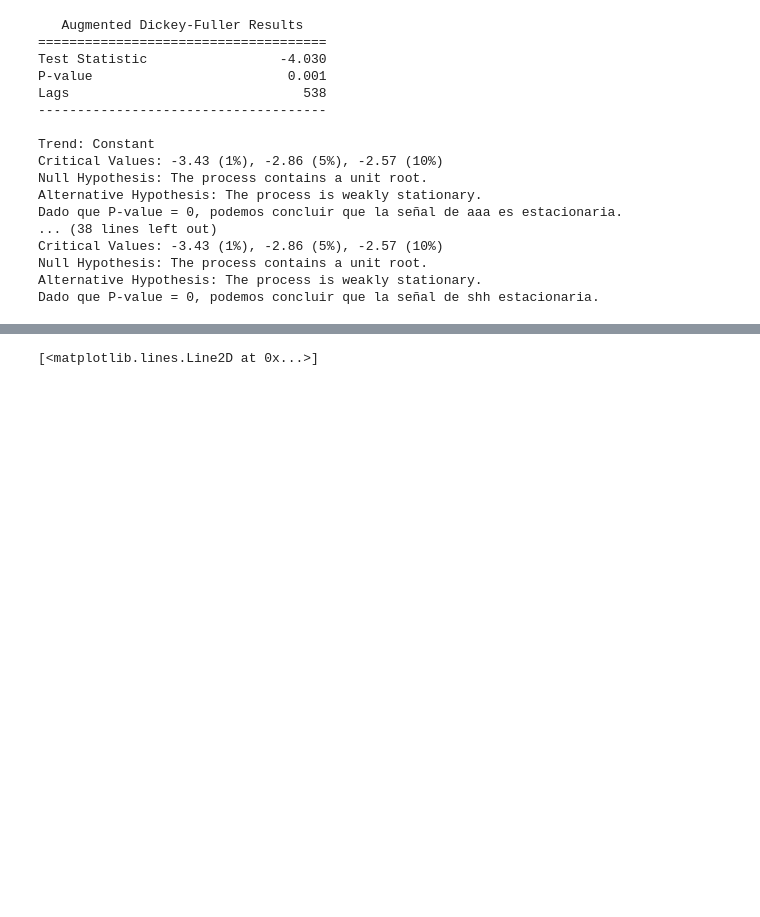
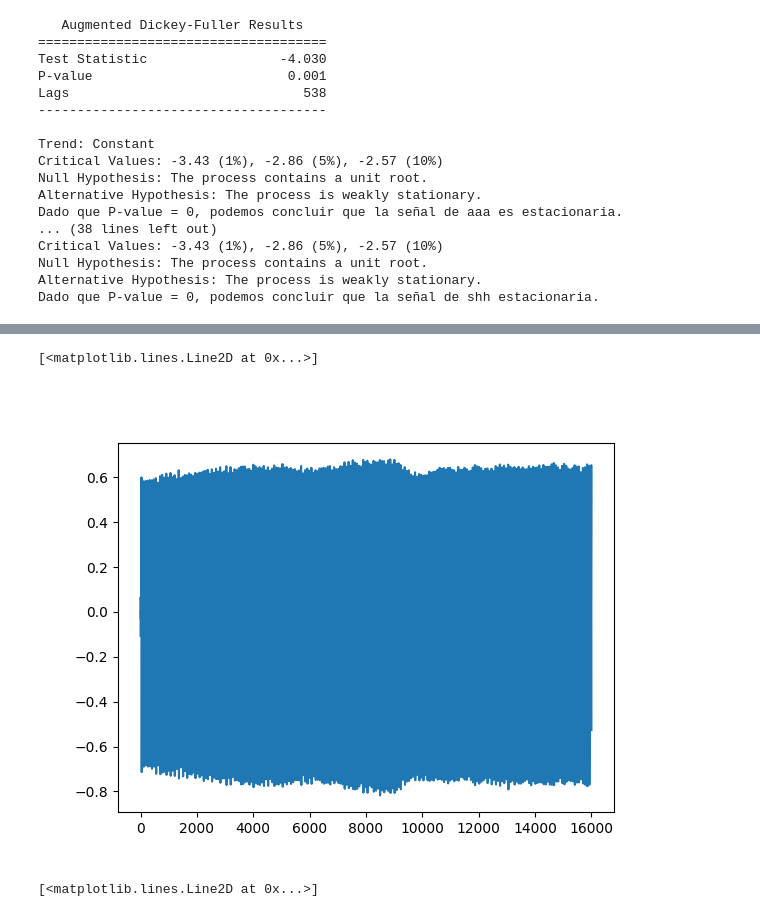
Before and after one commit to GonzaLinares/PASA_TP3, a Jupyter notebook: main.ipynb, the cells around one changed output, grey strips where cells are left out. Drawn from its saved outputs; the diff is of its cells as text; code cells hidden in the pictures; blank space fills up the shorter version.

```diff
--- a/main.ipynb
+++ b/main.ipynb
@@ -85,3 +87,9 @@ signal["sh"] -= np.mean(signal["sh"])
+# %%
+plt.figure()
+plt.plot(signal["a"])
+# %% [output]
+[<matplotlib.lines.Line2D at 0x...>]
+[figure, added]
 # %%
 plt.figure(tight_layout=True, figsize=(10, 10))
 plt.subplot(211)
```
Also changed, not shown: parts of 4 cells of this notebook.
